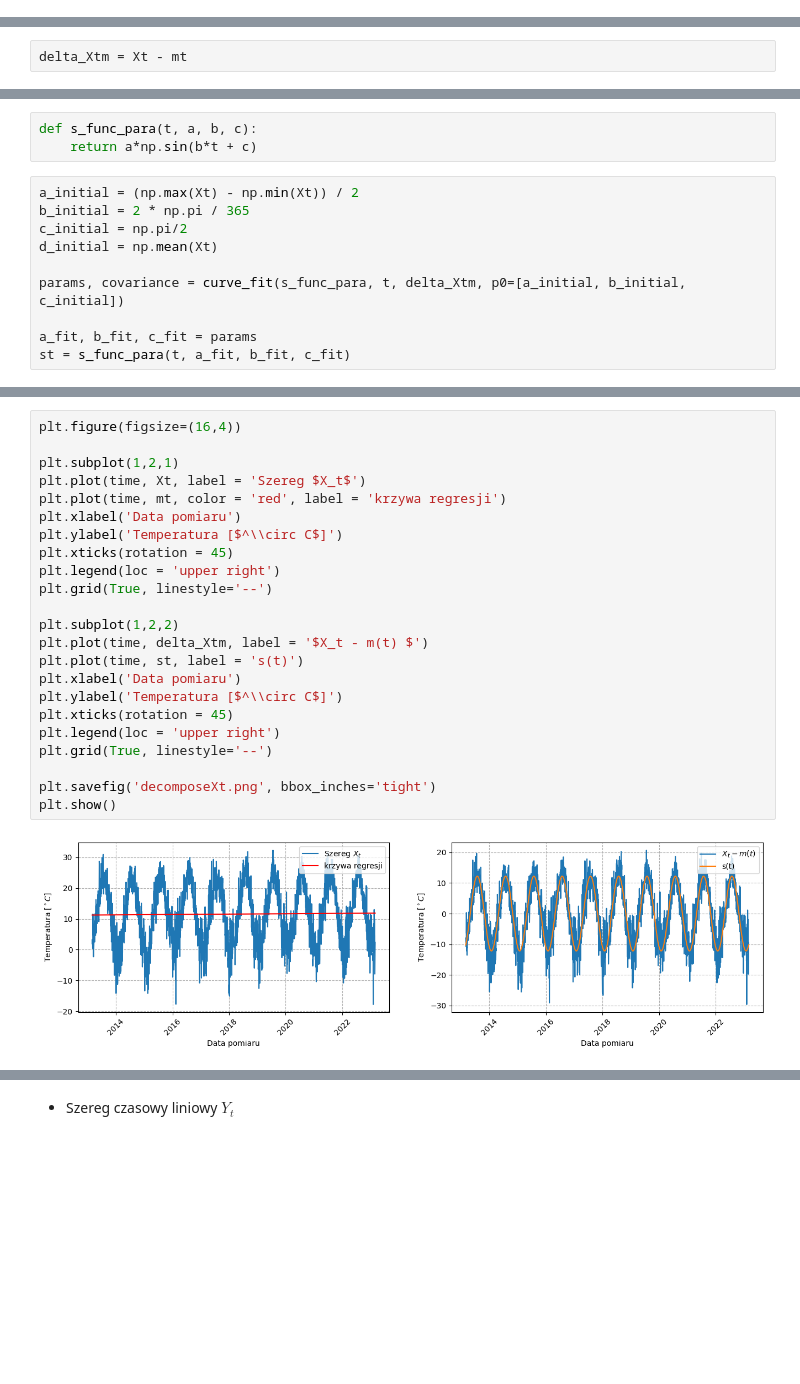
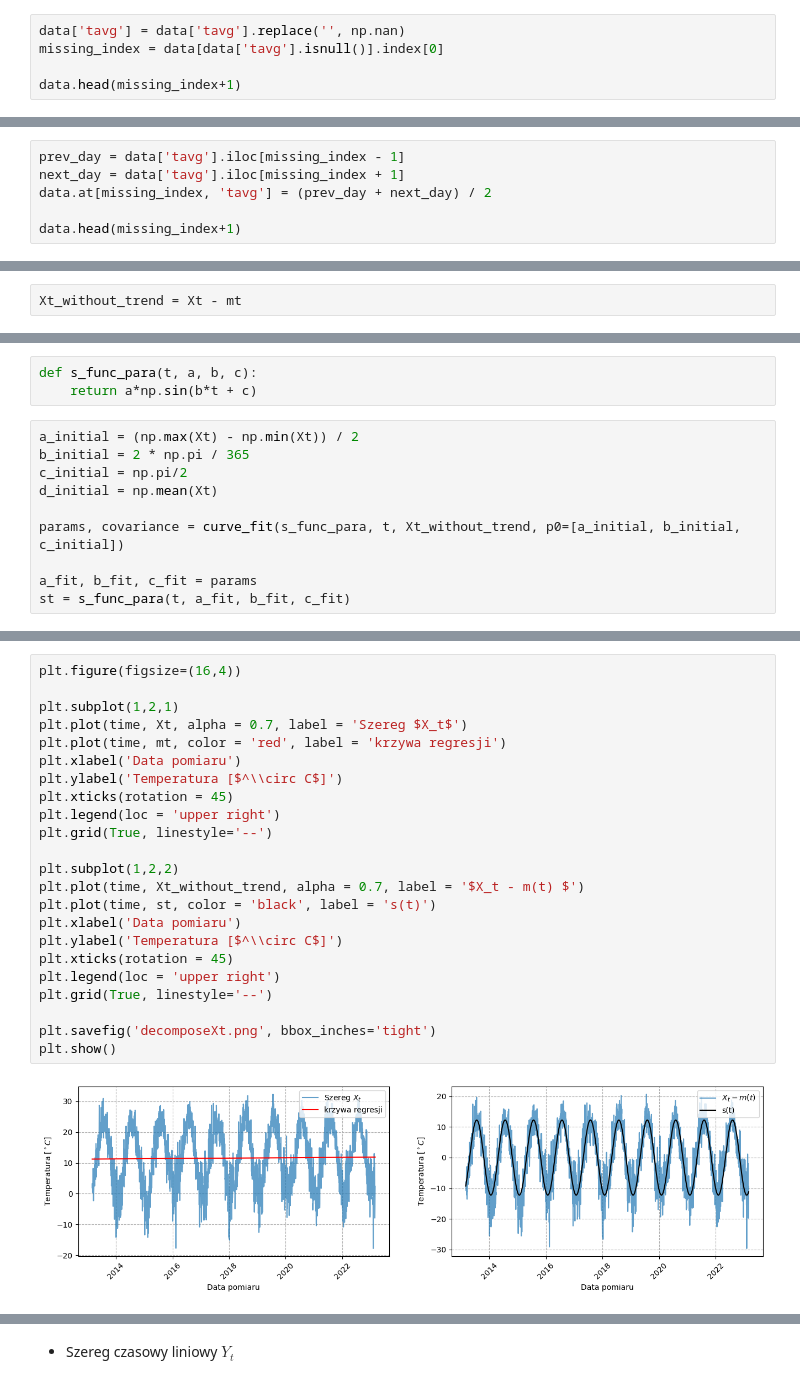
Before and after one commit to MagdalenaSudol/Model_ARMA, a Jupyter notebook: raport_boston.ipynb, the cells around one changed output, grey strips where cells are left out. Drawn from its saved outputs; the diff is of its cells as text; blank space fills up the shorter version.

Commit message:
poprawa składni kodu
Zmiana niektórych nazw parametrów

```diff
--- a/raport_boston.ipynb
+++ b/raport_boston.ipynb
@@ -50,0 +34,5 @@ data.head()
+# %%
+data['tavg'] = data['tavg'].replace('', np.nan)
+missing_index = data[data['tavg'].isnull()].index[0]
+
+data.head(missing_index+1)
@@ -50,0 +51,6 @@ data.head()
+# %%
+prev_day = data['tavg'].iloc[missing_index - 1]
+next_day = data['tavg'].iloc[missing_index + 1]
+data.at[missing_index, 'tavg'] = (prev_day + next_day) / 2
+
+data.head(missing_index+1)
@@ -207,7 +241,7 @@ t = np.linspace(0, n, n)
 m_fit = np.polyfit(t, Xt, 1)
 mt = np.polyval(m_fit, t)
 # %%
-delta_Xtm = Xt - mt
+Xt_without_trend = Xt - mt
 # %% [markdown]
 - sezonowość s(t)
 # %%
@@ -219,7 +253,7 @@ b_initial = 2 * np.pi / 365
 c_initial = np.pi/2
 d_initial = np.mean(Xt)
 
-params, covariance = curve_fit(s_func_para, t, delta_Xtm, p0=[a_initial, b_initial, c_initial])
+params, covariance = curve_fit(s_func_para, t, Xt_without_trend, p0=[a_initial, b_initial, c_initial])
 
 a_fit, b_fit, c_fit = params
 st = s_func_para(t, a_fit, b_fit, c_fit)
@@ -230,26 +264,26 @@ array([-12.19436907,   0.01720202,   2.13908142])
 # %%
 plt.figure(figsize=(16,4))
 
 plt.subplot(1,2,1)
-plt.plot(time, Xt, label = 'Szereg $X_t$')
+plt.plot(time, Xt, alpha = 0.7, label = 'Szereg $X_t$')
 plt.plot(time, mt, color = 'red', label = 'krzywa regresji')
 plt.xlabel('Data pomiaru')
 plt.ylabel('Temperatura [$^\\circ C$]')
 plt.xticks(rotation = 45)
 plt.legend(loc = 'upper right')
 plt.grid(True, linestyle='--')
 
 plt.subplot(1,2,2)
-plt.plot(time, delta_Xtm, label = '$X_t - m(t) $')
-plt.plot(time, st, label = 's(t)')
+plt.plot(time, Xt_without_trend, alpha = 0.7, label = '$X_t - m(t) $')
+plt.plot(time, st, color = 'black', label = 's(t)')
 plt.xlabel('Data pomiaru')
 plt.ylabel('Temperatura [$^\\circ C$]')
 plt.xticks(rotation = 45)
 plt.legend(loc = 'upper right')
 plt.grid(True, linestyle='--')
 
 plt.savefig('decomposeXt.png', bbox_inches='tight')
 plt.show()
 # %% [output]
-[figure, old version]
+[figure, new version]
 # %%
```
Also changed, not shown: parts of 22 cells of this notebook.
